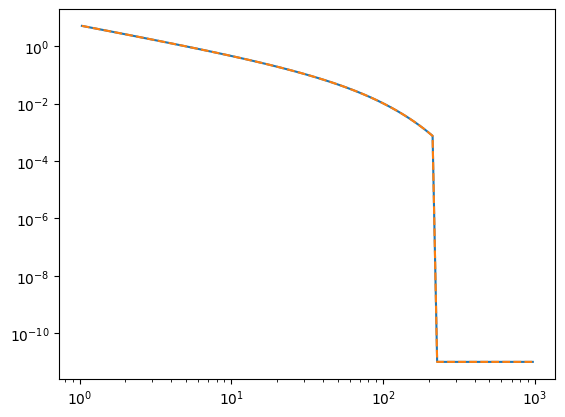
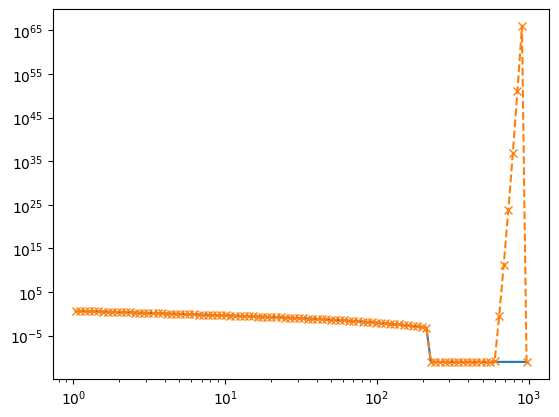
Code edit (unified diff) that turned the first committed figure into the second:
--- before
+++ after
@@ -1,3 +1,4 @@
 plt.figure()
 plt.loglog(sim.grid.r/c.au,sim.dust.Sigma[:,0])
-plt.loglog(df[1]/c.au,df[2],"--")
+plt.loglog(df2[1]/c.au,df2[2],"x--")
+#plt.ylim(1e-4,1e4)

Commit: first alsmost running programm it does the 1. step but there is something wierd with the outer disk boundary  gives a huge spike -> check the jacobian constructor again